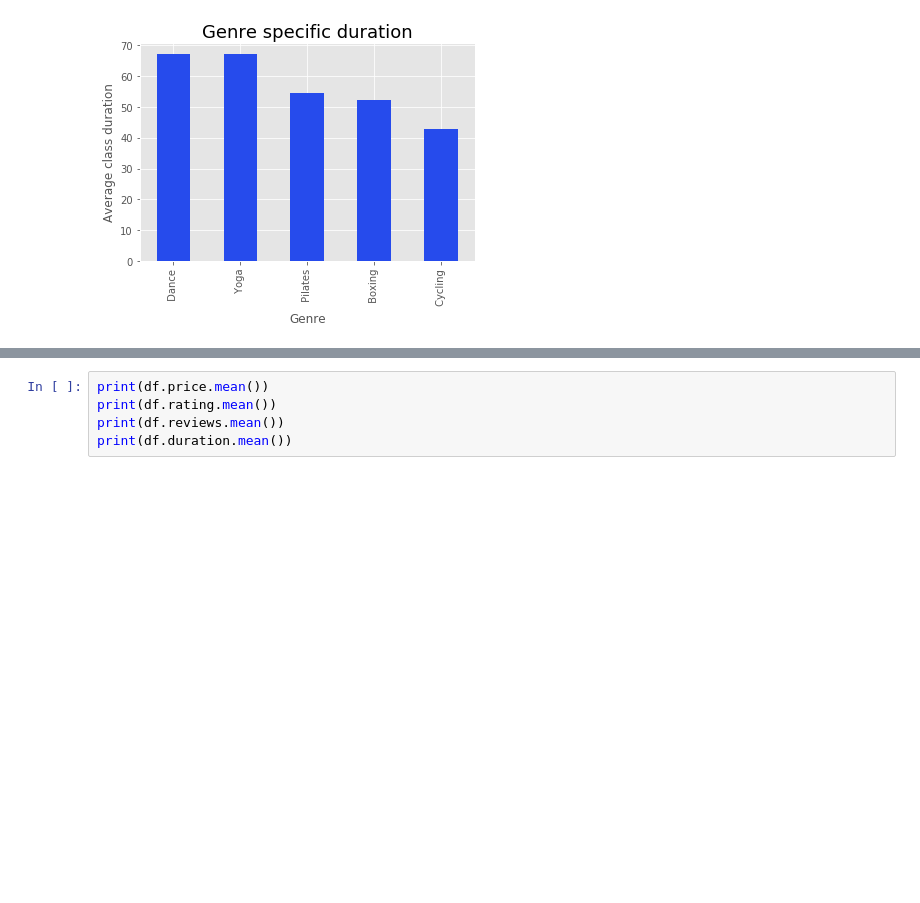
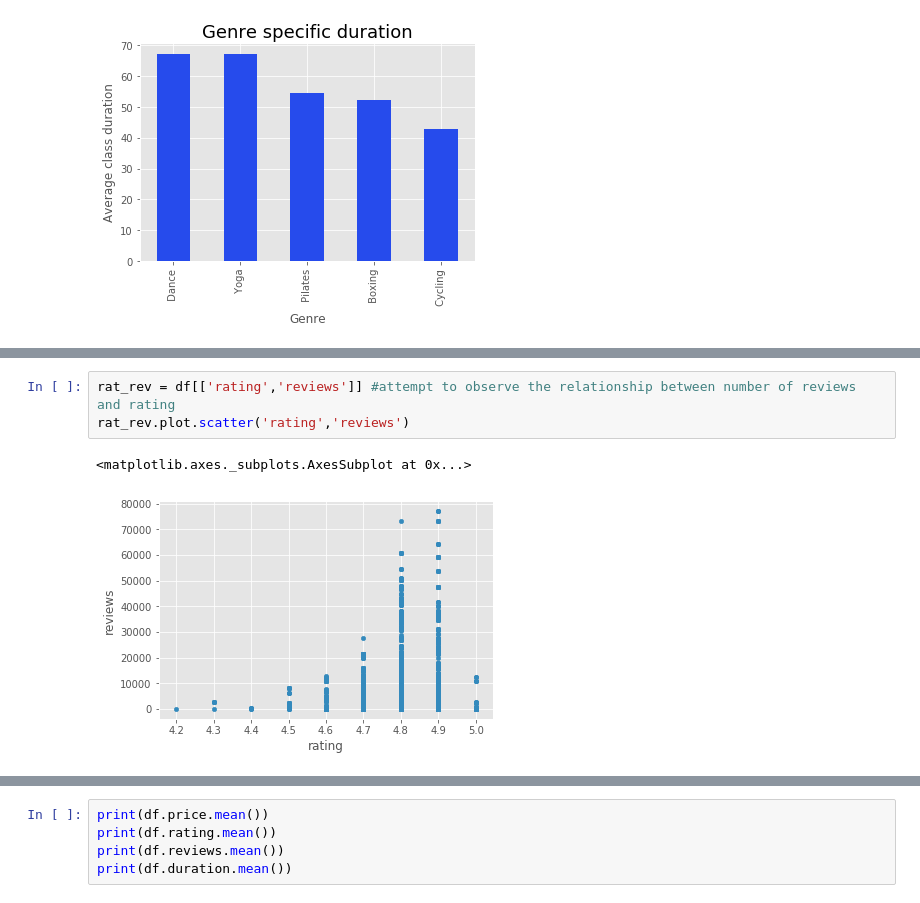
Before and after one commit to Alster96/Scraping_ClassPass, a Jupyter notebook: gsa_project1.py.ipynb, the cells around one changed output, grey strips where cells are left out. Saved outputs shown, nothing was run; the diff lists cells and outputs as text; blank space fills up the shorter version.

```diff
--- a/gsa_project1.py.ipynb
+++ b/gsa_project1.py.ipynb
@@ -500,3 +499,9 @@ test.plot.scatter('rating','price')
 # %% [output]
 <matplotlib.axes._subplots.AxesSubplot at 0x...>
 [figure]
+# %%
+rat_rev = df[['rating','reviews']] #attempt to observe the relationship between number of reviews and rating
+rat_rev.plot.scatter('rating','reviews')
+# %% [output]
+<matplotlib.axes._subplots.AxesSubplot at 0x...>
+[figure, added]
```
Also changed, not shown: parts of 4 cells of this notebook.
